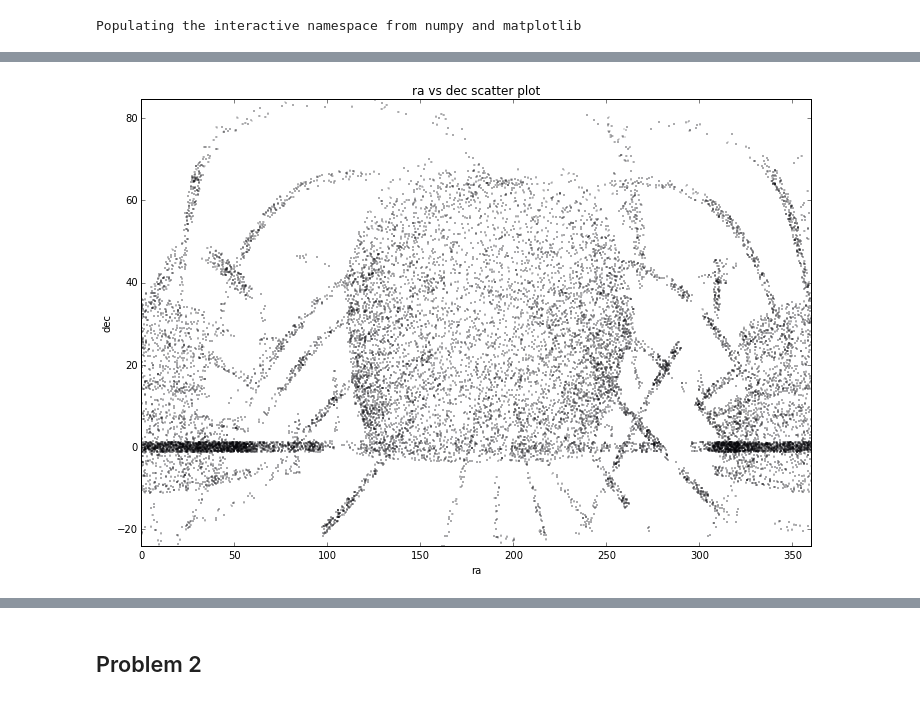
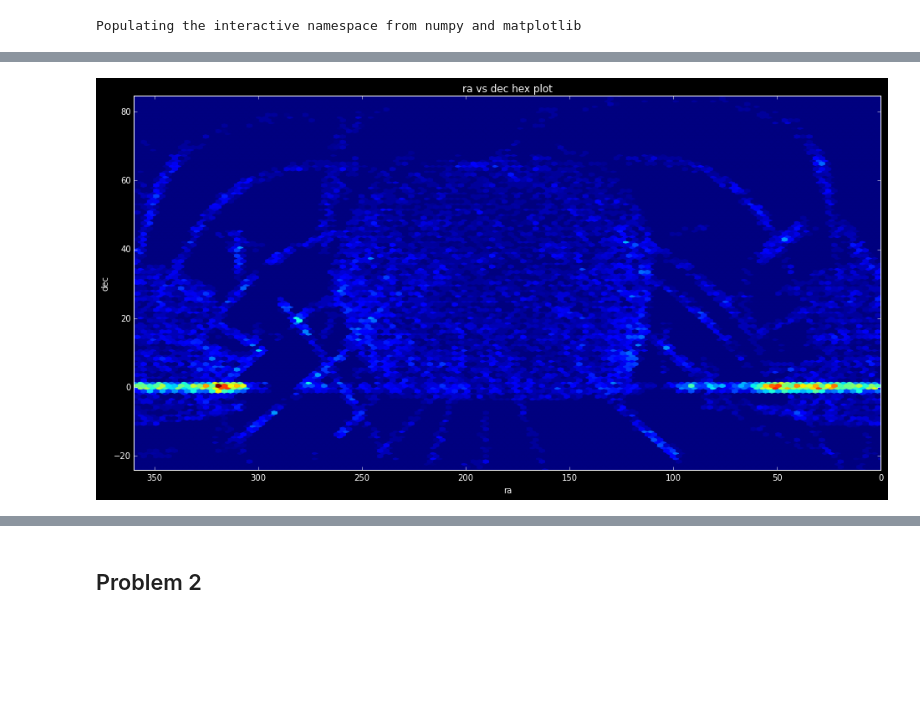
Before and after one commit to marcusbooyah/astr497a-hw, a Jupyter notebook: hw1/MarcusBowyer/MarcusBowyer.ipynb, the cells around one changed output, grey strips where cells are left out. Drawn from its saved outputs; the diff is of its cells as text; code cells hidden in the pictures; blank space fills up the shorter version.

```diff
--- a/hw1/MarcusBowyer/MarcusBowyer.ipynb
+++ b/hw1/MarcusBowyer/MarcusBowyer.ipynb
@@ -7,3 +7,13 @@ Populating the interactive namespace from numpy and matplotlib
 # %%
 # read in data
 T = np.genfromtxt('../allsky_sample.csv', names=True, delimiter=',')
+# %%
+# ra vs dec scatter plot
+with plt.style.context(('ggplot')):
+    fig, ax = subplots(figsize=(16,8))
+    ax.scatter(T['ra'], T['dec'],s=0.1,color='black')
+    ax.axis([np.amax(T['ra']),np.amin(T['ra']),np.amin(T['dec']),np.amax(T['dec'])])
+    ax.set_title('RA vs Dec scatter plot')
+    ax.set_xlabel(r"$\alpha$ [deg]")
+    ax.set_ylabel(r"$\delta$ [deg]")
+    plt.savefig('sdss.png')
@@ -10,11 +22,12 @@ T = np.genfromtxt('../allsky_sample.csv', names=True, delimiter=',')
 # %%
-# ra vs dec scatter plot
-fig, ax = subplots(figsize=(12,8))
-ax.scatter(T['ra'], T['dec'], marker='.', s=0.1)
-ax.invert_xaxis() # ra should be inverted
-ax.axis([np.amin(T['ra']),np.amax(T['ra']),np.amin(T['dec']),np.amax(T['dec'])])
-ax.set_title('ra vs dec scatter plot')
-ax.set_xlabel('ra')
-ax.set_ylabel('dec');
+# ra vs dec hex plot
+with plt.style.context(('dark_background')):
+    fig, ax = subplots(figsize=(16,8))
+    plt.hexbin(T['ra'], T['dec'], gridsize=120, cmap=plt.cm.jet)
+    ax.invert_xaxis() # ra should be inverted
+    ax.axis([np.amax(T['ra']),np.amin(T['ra']),np.amin(T['dec']),np.amax(T['dec'])])
+    ax.set_title('ra vs dec hex plot')
+    ax.set_xlabel('ra')
+    ax.set_ylabel('dec');
 # %% [output]
-[figure, old version]
+[figure, new version]
```
Also changed, not shown: parts of 4 cells of this notebook, 3 other files.
